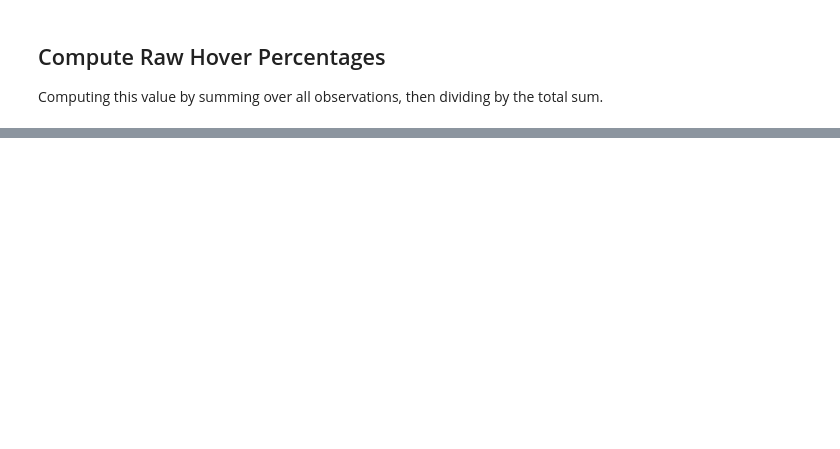
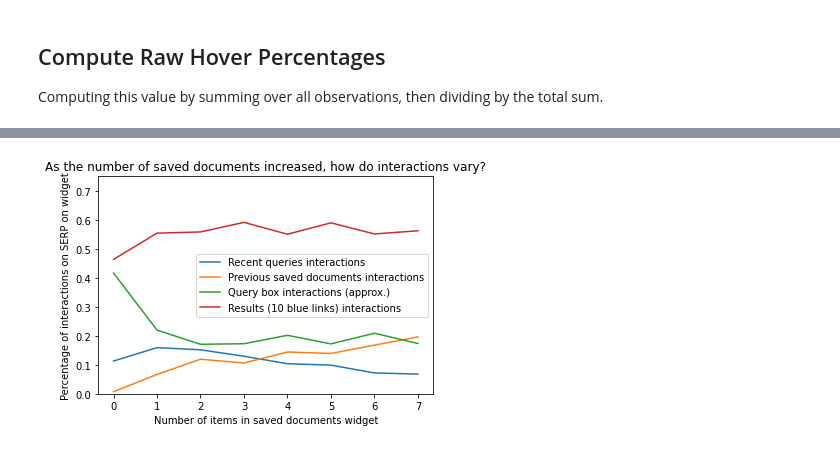
Before and after one commit to maxwelld90/modelling, a Jupyter notebook: exploratory/cscw-markov/Exploratory CSCW Gig.ipynb, the cells around one changed output, grey strips where cells are left out. Cells and saved outputs as stored; diff of their text form; code cells hidden in the pictures; blank space fills up the shorter version.

```diff
--- a/exploratory/cscw-markov/Exploratory CSCW Gig.ipynb
+++ b/exploratory/cscw-markov/Exploratory CSCW Gig.ipynb
@@ -65,0 +166,42 @@ full = full_df[['raw_sum', 'raw_query_fraction', 'raw_results_fraction', 'raw_re
+# %%
+def plot_interactions_as_widget_increases(raw_data, title, xlabel, ylabel):
+    df = pd.DataFrame(columns=['name', 'raw_sum', 'raw_query_sum', 'raw_results_sum', 'raw_recent_sum', 'raw_saved_sum', 'raw_query_percentage', 'raw_results_percentage', 'raw_recent_percentage', 'raw_saved_percentage'])
+    df = compute_raw_percentages(df, raw_data[0], 0)
+    df = compute_raw_percentages(df, raw_data[1], 1)
+    df = compute_raw_percentages(df, raw_data[2], 2)
+    df = compute_raw_percentages(df, raw_data[3], 3)
+    df = compute_raw_percentages(df, raw_data[4], 4)
+    df = compute_raw_percentages(df, raw_data[5], 5)
+    df = compute_raw_percentages(df, raw_data[6], 6)
+    df = compute_raw_percentages(df, raw_data[7], 7)
+
+    sns.lineplot(df['name'], df['raw_recent_percentage'], label="Recent queries interactions")
+    sns.lineplot(df['name'], df['raw_saved_percentage'], label="Previous saved documents interactions")
+    sns.lineplot(df['name'], df['raw_query_percentage'], label="Query box interactions (approx.)")
+    sns.lineplot(df['name'], df['raw_results_percentage'], label="Results (10 blue links) interactions")
+
+    plt.title(title)
+    plt.legend()
+    plt.ylabel(xlabel)
+    plt.ylim([0, 0.75])
+    plt.xlabel(ylabel)
+
+    df.head()
+# %%
+saved_data = [
+    saved0_df,
+    saved1_df,
+    saved2_df,
+    saved3_df,
+    saved4_df,
+    saved5_df,
+    saved6_df,
+    saved7_df,
+]
+
+plot_interactions_as_widget_increases(saved_data,
+                                      'As the number of saved documents increased, how do interactions vary?',
+                                      'Percentage of interactions on SERP on widget',
+                                      'Number of items in saved documents widget')
+# %% [output]
+[figure, added]
```
Also changed, not shown: parts of 15 cells of this notebook, 17 other files.
